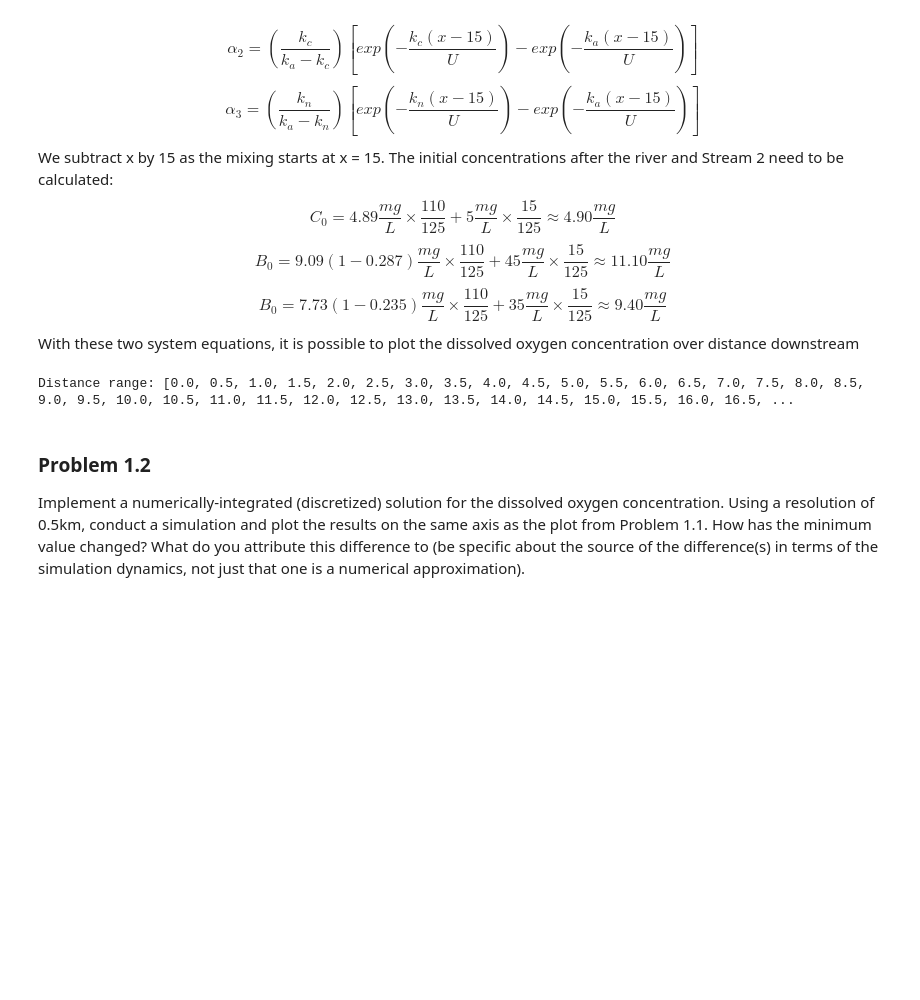
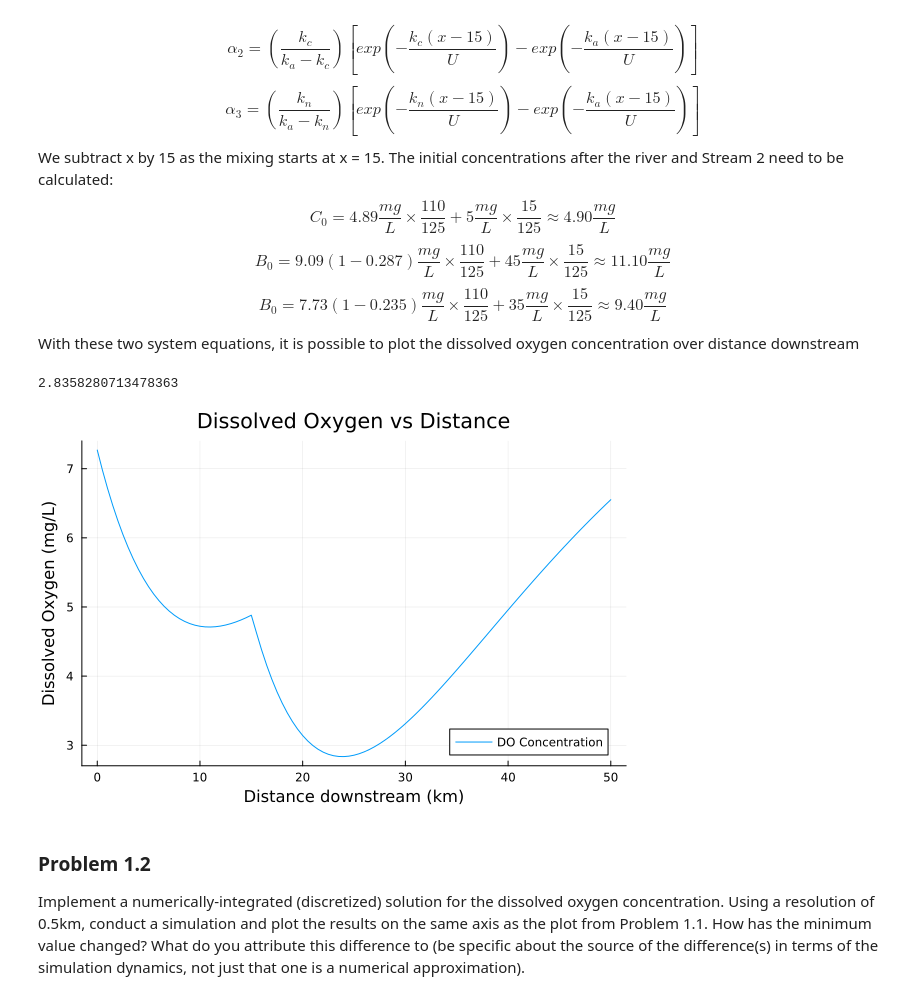
Before and after one commit to BEE4750-FA25/hw3-evtw, a Jupyter notebook: hw03.ipynb, the cells around one changed output. Drawn from its saved outputs; the diff is of its cells as text; code cells hidden in the pictures; blank space fills up the shorter version.

```diff
--- a/hw03.ipynb
+++ b/hw03.ipynb
@@ -130,23 +132,48 @@ With these two system equations, it is possible to plot the dissolved oxygen con
 # %%
 # Equation constants:
 k_a = 0.55
 k_c = 0.35
 k_n = 0.25
+C_s = 10 # mg/L
+U = 6 # km/d
 
 # System 1:
-C_0 = 7.27 # mg/L
-B_0 = 9.09 # mg/L
-N_0 = 7.73 # mg/L
+C1_0 = 7.27 # mg/L
+B1_0 = 9.09 # mg/L
+N1_0 = 7.73 # mg/L
 
 # System 2:
-C_0 = 4.90 # mg/L
-B_0 = 11.10 # mg/L
-N_0 = 9.40 # mg/L
+C2_0 = 4.90 # mg/L
+B2_0 = 11.10 # mg/L
+N2_0 = 9.40 # mg/L
 
-distance_range = [0:0.5:50;]
-println("Distance range: ", distance_range)
+distance_range = [0:0.5:50;];
+DO_values = [];
+
+for d in distance_range
+    if d <= 15
+        alpha1 = exp(-k_a * d / U)
+        alpha2 = (k_c / (k_a - k_c)) * (exp(-k_c * d / U) - exp(-k_a * d / U))
+        alpha3 = (k_n / (k_a - k_n)) * (exp(-k_n * d / U) - exp(-k_a * d / U))
+
+        C = C_s*(1-alpha1) + C1_0*alpha1 - B1_0*alpha2 - N1_0*alpha3
+        push!(DO_values, C)
+    else
+        d_adjusted = d - 15
+        alpha1 = exp(-k_a * d_adjusted / U)
+        alpha2 = (k_c / (k_a - k_c)) * (exp(-k_c * d_adjusted / U) - exp(-k_a * d_adjusted / U))
+        alpha3 = (k_n / (k_a - k_n)) * (exp(-k_n * d_adjusted / U) - exp(-k_a * d_adjusted / U))
+
+        C = C_s*(1-alpha1) + C2_0*alpha1 - B2_0*alpha2 - N2_0*alpha3
+        push!(DO_values, C)
+    end
+end
+
+println(minimum(DO_values))
+plot(distance_range, DO_values, xlabel="Distance downstream (km)", ylabel="Dissolved Oxygen (mg/L)", title="Dissolved Oxygen vs Distance", label="DO Concentration",legend=true)
 # %% [output]
-Distance range: [0.0, 0.5, 1.0, 1.5, 2.0, 2.5, 3.0, 3.5, 4.0, 4.5, 5.0, 5.5, 6.0, 6.5, 7.0, 7.5, 8.0, 8.5, 9.0, 9.5, 10.0, 10.5, 11.0, 11.5, 12.0, 12.5, 13.0, 13.5, 14.0, 14.5, 15.0, 15.5, 16.0, 16.5, ...
+2.8358280713478363
+[figure, added]
 # %% [markdown]
 ### Problem 1.2
 
```
Also changed, not shown: parts of 5 cells of this notebook.
